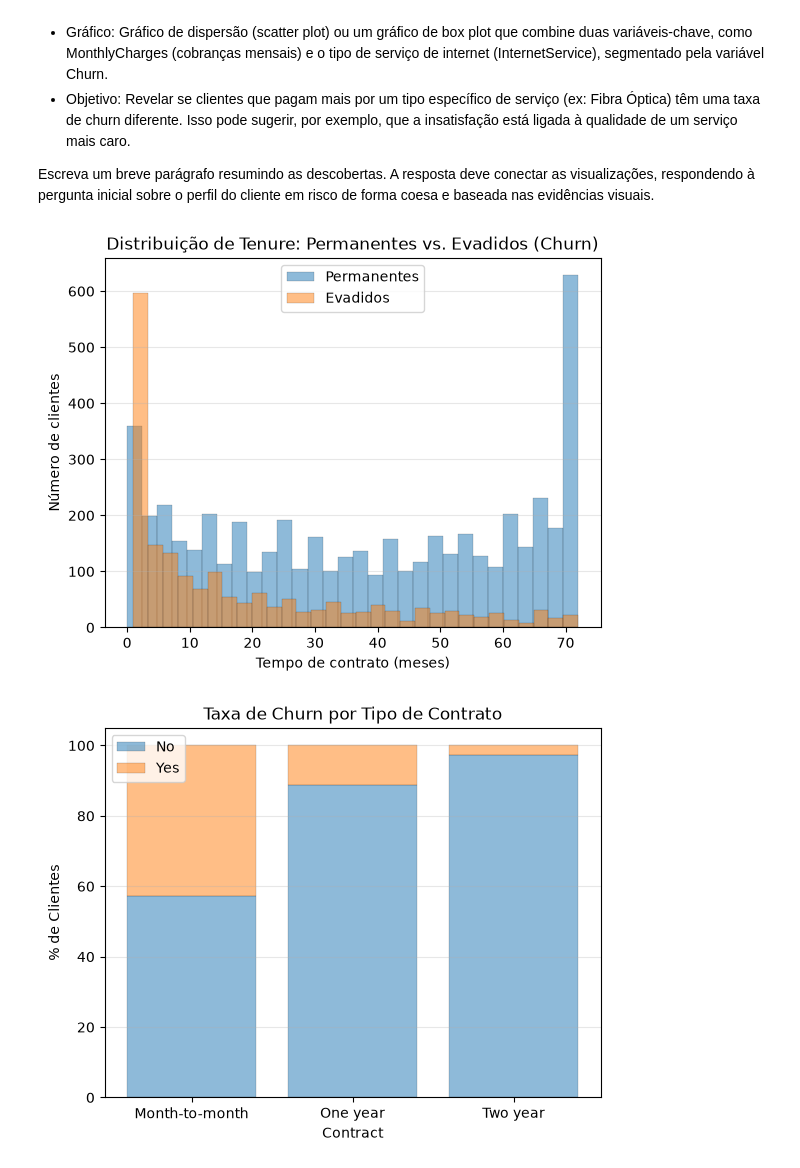
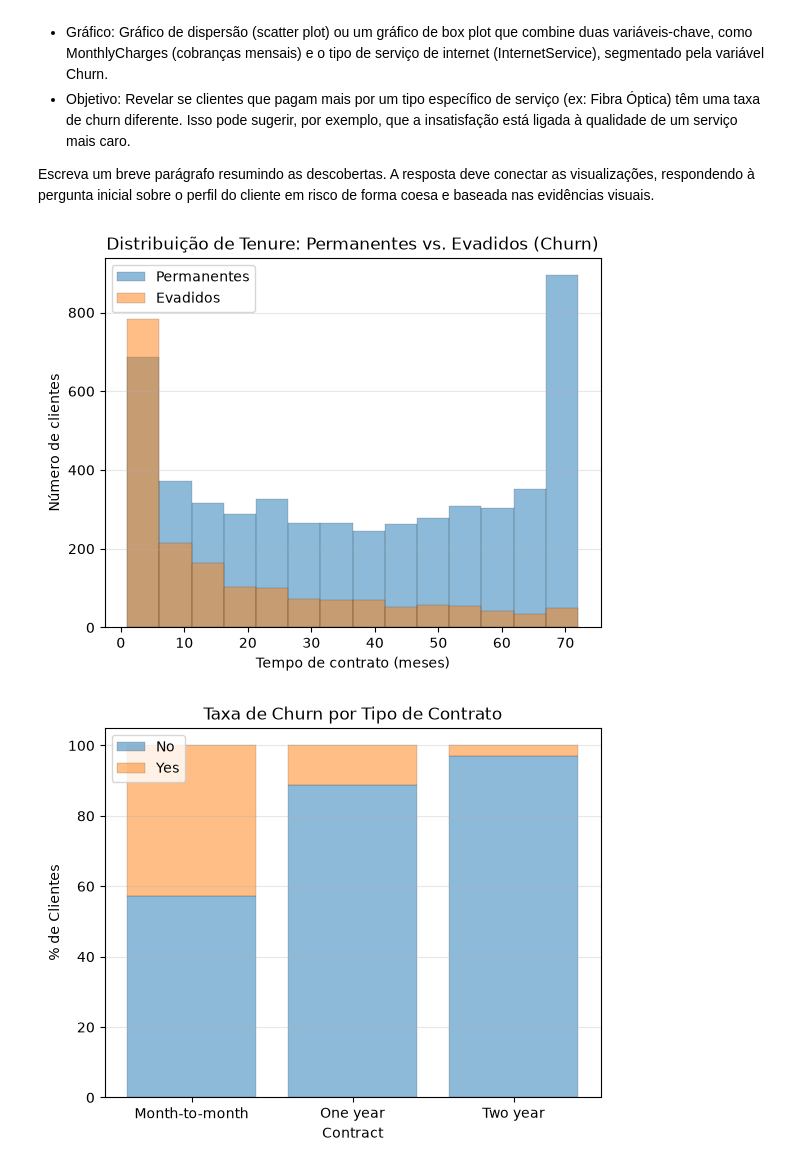
Before and after one commit to devgabrielbenayon/TrabalhoRedesNeurais, a Jupyter notebook: RNA-2025.2-PP1.2.ipynb, the cells around one changed output. Cells and saved outputs as stored; diff of their text form; code cells hidden in the pictures.

Commit message:
Fix missing-data detection, complete attribute type categorization, and apply Sturges' rule to tenure histograms

```diff
--- a/RNA-2025.2-PP1.2.ipynb
+++ b/RNA-2025.2-PP1.2.ipynb
@@ -91,0 +87,6 @@ print(new_examples)
+# %%
+df = df.replace(r'^\s*$', pd.NA, regex=True)
+examplesBefore = df.shape[0]
+df = df.dropna()
+newExamples = df.shape[0]
+print(newExamples)
@@ -287,19 +299,20 @@ Escreva um breve parágrafo resumindo as descobertas. A resposta deve conectar a
 # %%
 clientesPermanentes = df[df['Churn'] == 'No']
 clientesEvadidos = df[df['Churn'] == 'Yes']
+binsCombinado = round(1 + math.log2(len(df)))
 
-plt.hist(clientesPermanentes['tenure'], bins=30, alpha=0.5, label='Permanentes', edgecolor='black', linewidth=0.2)
-plt.hist(clientesEvadidos['tenure'], bins=30, alpha=0.5, label='Evadidos', edgecolor='black', linewidth=0.2)
+plt.hist(clientesPermanentes['tenure'], bins=binsCombinado, alpha=0.5, label='Permanentes', edgecolor='black', linewidth=0.2)
+plt.hist(clientesEvadidos['tenure'], bins=binsCombinado, alpha=0.5, label='Evadidos', edgecolor='black', linewidth=0.2)
 
 plt.xlabel('Tempo de contrato (meses)')
 plt.ylabel('Número de clientes')
 plt.title('Distribuição de Tenure: Permanentes vs. Evadidos (Churn)')
 plt.grid(axis='y', alpha=0.3)
 plt.legend()
 
 plt.show()
 # %% [output]
-[figure, old version]
+[figure, new version]
 # %%
 taxaContrato = pd.crosstab(df['Contract'], df['Churn'], normalize='index') * 100
 
```
Also changed, not shown: parts of 18 cells of this notebook.
